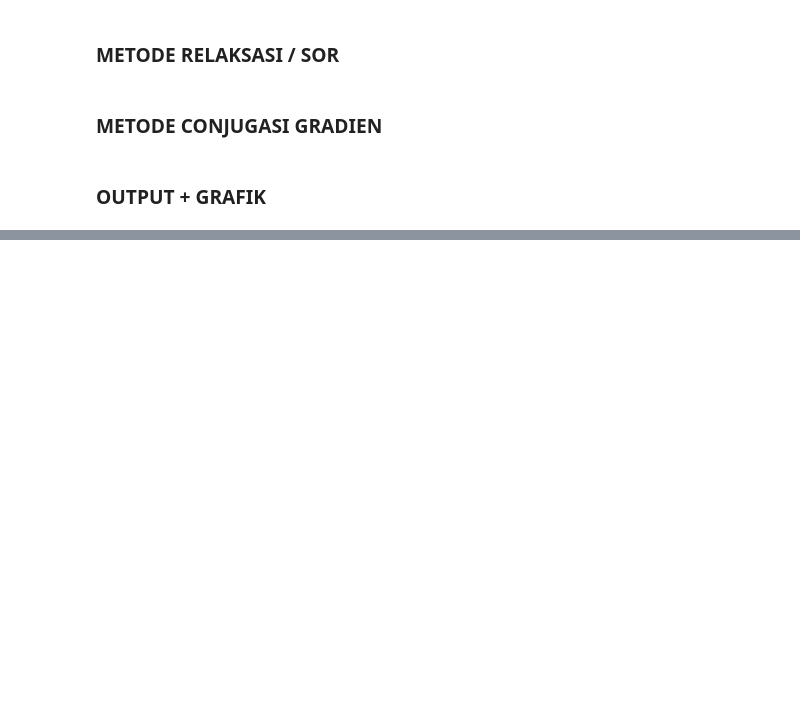
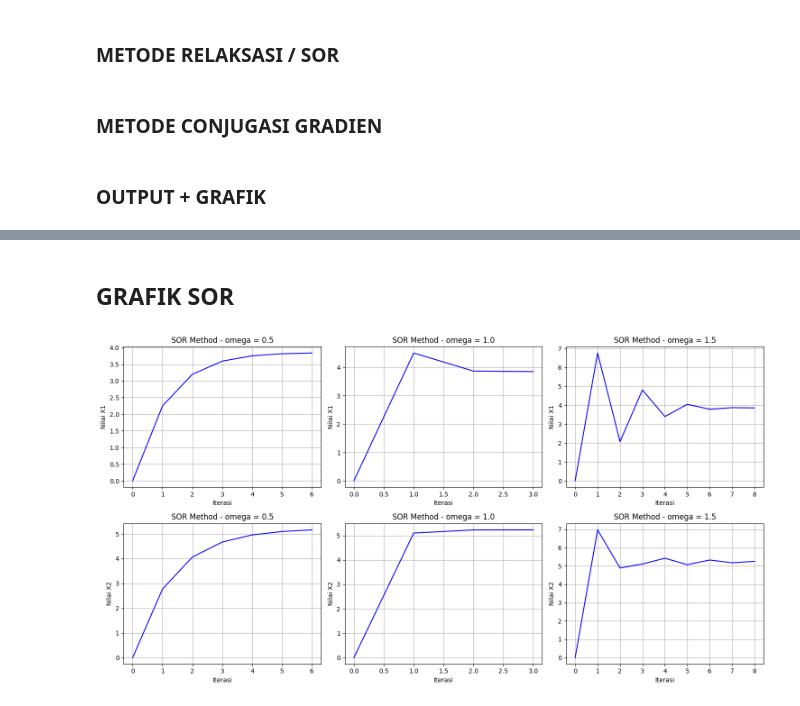
Before and after one commit to 404visco/IoT-Kelompok9, a Jupyter notebook: SEM 2/MetNum/SPL/tugas.ipynb, the cells around one changed output, grey strips where cells are left out. Cells and saved outputs as stored; diff of their text form; code cells hidden in the pictures; blank space fills up the shorter version.

```diff
--- a/SEM 2/MetNum/SPL/tugas.ipynb
+++ b/SEM 2/MetNum/SPL/tugas.ipynb
@@ -582,0 +333,6 @@ x3: 47.16763997220772
+# %%
+# Tabel
+x, history, iterasi = SOR(A, b, 1)
+omega_list = [0.5 ,1.0, 1.5]
+for o in omega_list:
+    output_sor(kasus1, o)
@@ -582,0 +363,29 @@ x3: 47.16763997220772
+# %% [markdown]
+## **GRAFIK SOR**
+# %%
+# Grafik
+omega_list = [0.5 ,1.0, 1.5]
+
+#Membuat template 2 baris 3 kolom
+fig, axs = plt.subplots (2, len(omega_list), figsize = (15, 8))
+
+for n in range(len(omega_list)):
+    x, history, iterasi = SOR(A, b, omega_list[n])
+
+    for baris in range(2):
+        #Kolom n
+        axs[baris][n].plot(range(len(history)), #sumbu x
+                    [h[baris] for h in history], #sumbu y
+                    color='blue')
+        axs[baris][n].set_title(f'SOR Method - omega = {omega_list[n]}')
+        axs[baris][n].set_xlabel('Iterasi')
+        axs[baris][n].set_ylabel(f'Nilai X{baris+1}')
+        axs[baris][n].grid(True)
+
+        # Agar antar grafik tidak saling bertabrakan (merapikan tata letak)
+plt.tight_layout()
+
+        # Tampilkan
+plt.show()
+# %% [output]
+[figure, added]
```
Also changed, not shown: parts of 21 cells of this notebook.
